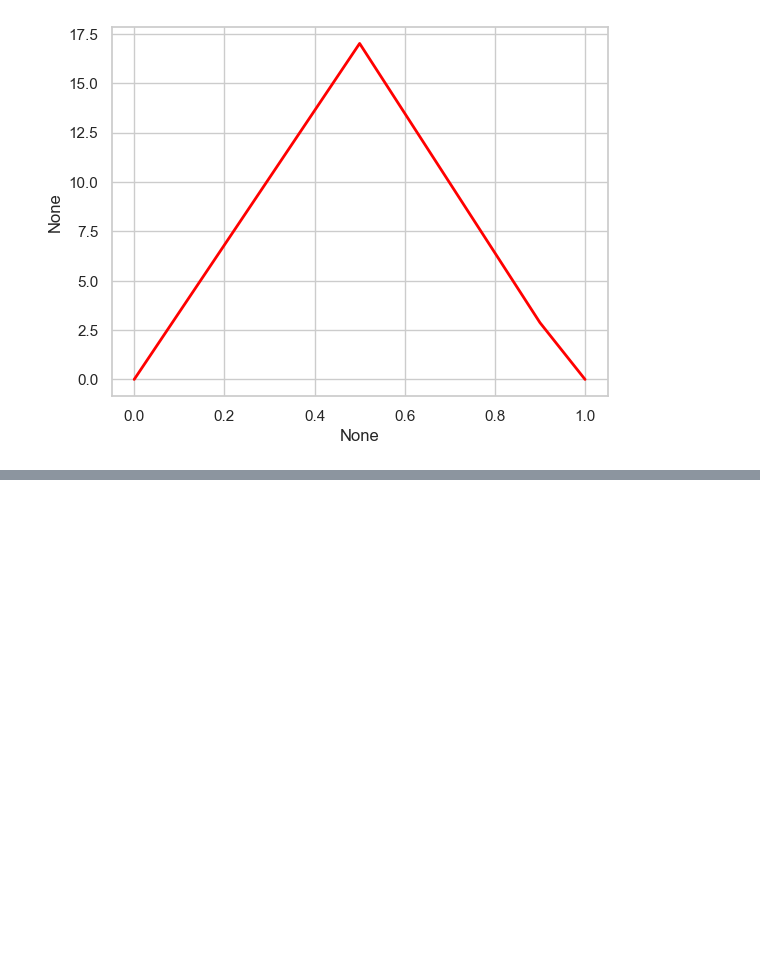
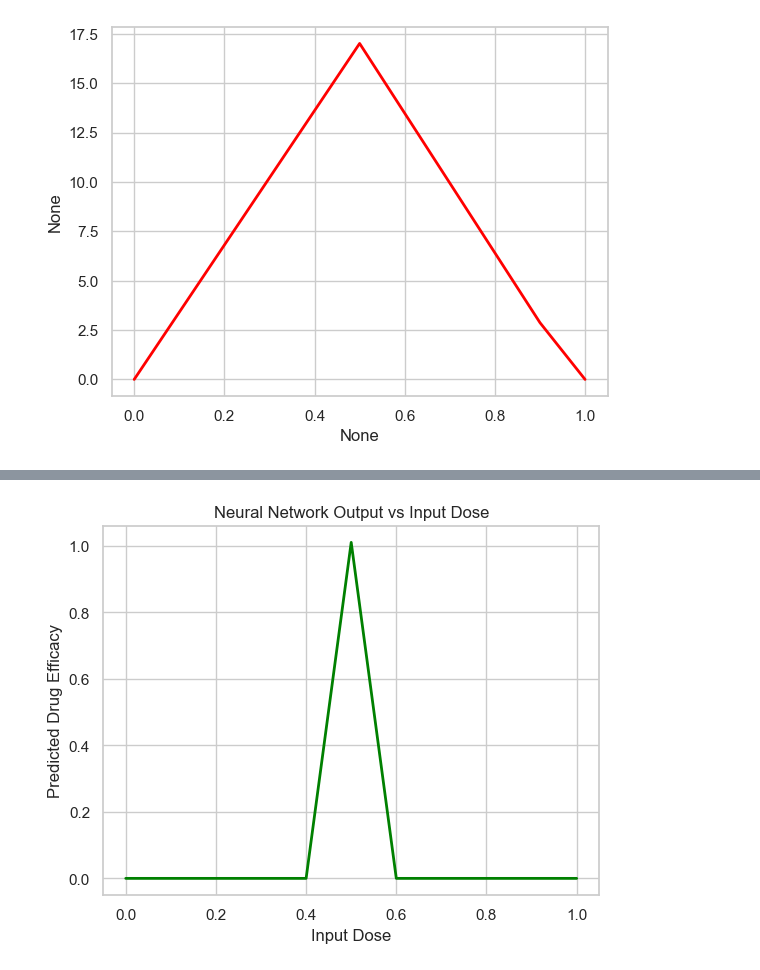
Before and after one commit to kriti-agrawal-52/neural_networks, a Jupyter notebook: perceptron.ipynb, the cells around one changed output, grey strips where cells are left out. Drawn from its saved outputs; the diff is of its cells as text; code cells hidden in the pictures; blank space fills up the shorter version.

Commit message:
testing trained nn

```diff
--- a/perceptron.ipynb
+++ b/perceptron.ipynb
@@ -110,0 +162,14 @@ sns.lineplot(x = input_doses, y = output_doses.detach(), color = 'red', linewidt
+# %%
+# testing the new model
+output = model(input_doses)
+# plotting the predictions
+sns.set(style = 'whitegrid')
+sns.lineplot(x = input_doses, y = output_values, color = 'green', linewidth = 2)
+
+plt.xlabel("Input Dose")
+plt.ylabel("Predicted Drug Efficacy")
+
+plt.title("Neural Network Output vs Input Dose")
+plt.show()
+# %% [output]
+[figure, added]
```
Also changed, not shown: parts of 1 cell of this notebook.
